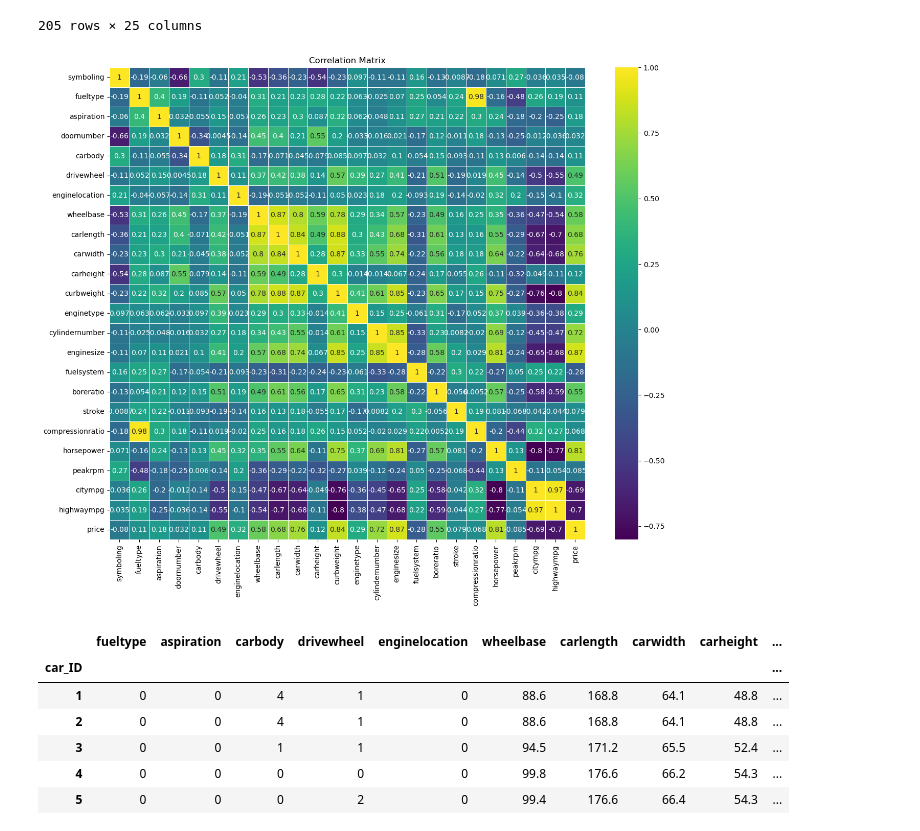
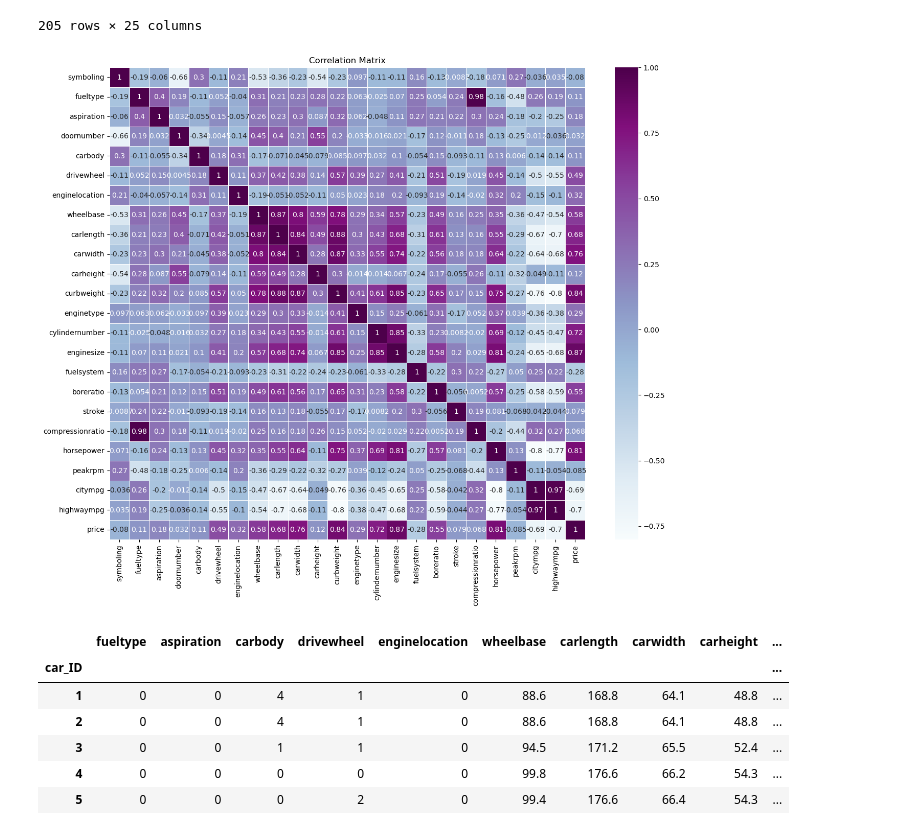
Before and after one commit to aravindshenoy13/car-price-regression, a Jupyter notebook: main.ipynb, the cells around one changed output. Saved outputs shown, nothing was run; the diff lists cells and outputs as text; code cells hidden in the pictures.

```diff
--- a/main.ipynb
+++ b/main.ipynb
@@ -104,12 +104,12 @@ db=db.drop(['CarName'],axis=1)
 # %%
 #Correlation matrix to figure out which features to drop
 c_mat=db.corr()
 plt.figure(figsize=(15, 12))
-sns.heatmap(c_mat, annot=True, cmap='viridis', linewidths=0.5)
+sns.heatmap(c_mat, annot=True, cmap='BuPu', linewidths=0.5)
 plt.title("Correlation Matrix")
 plt.show()
 # %% [output]
-[figure, old version]
+[figure, new version]
 # %%
 #Dropping all the columns that are in the range (-0.1,0.1)
 db=db.drop(['symboling', 'doornumber', 'stroke', 'compressionratio', 'peakrpm'],axis=1)
```
Also changed, not shown: parts of 3 cells of this notebook.
